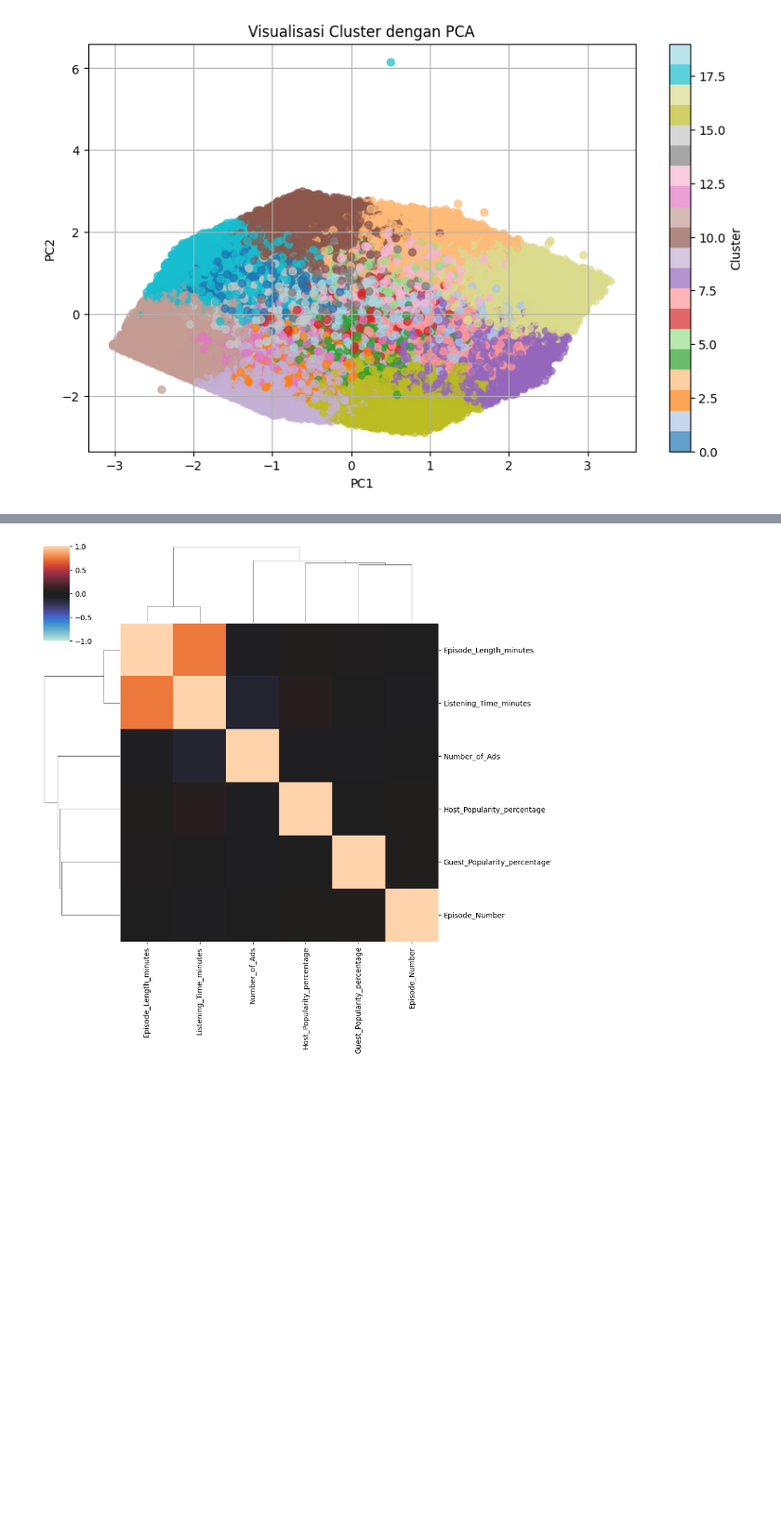
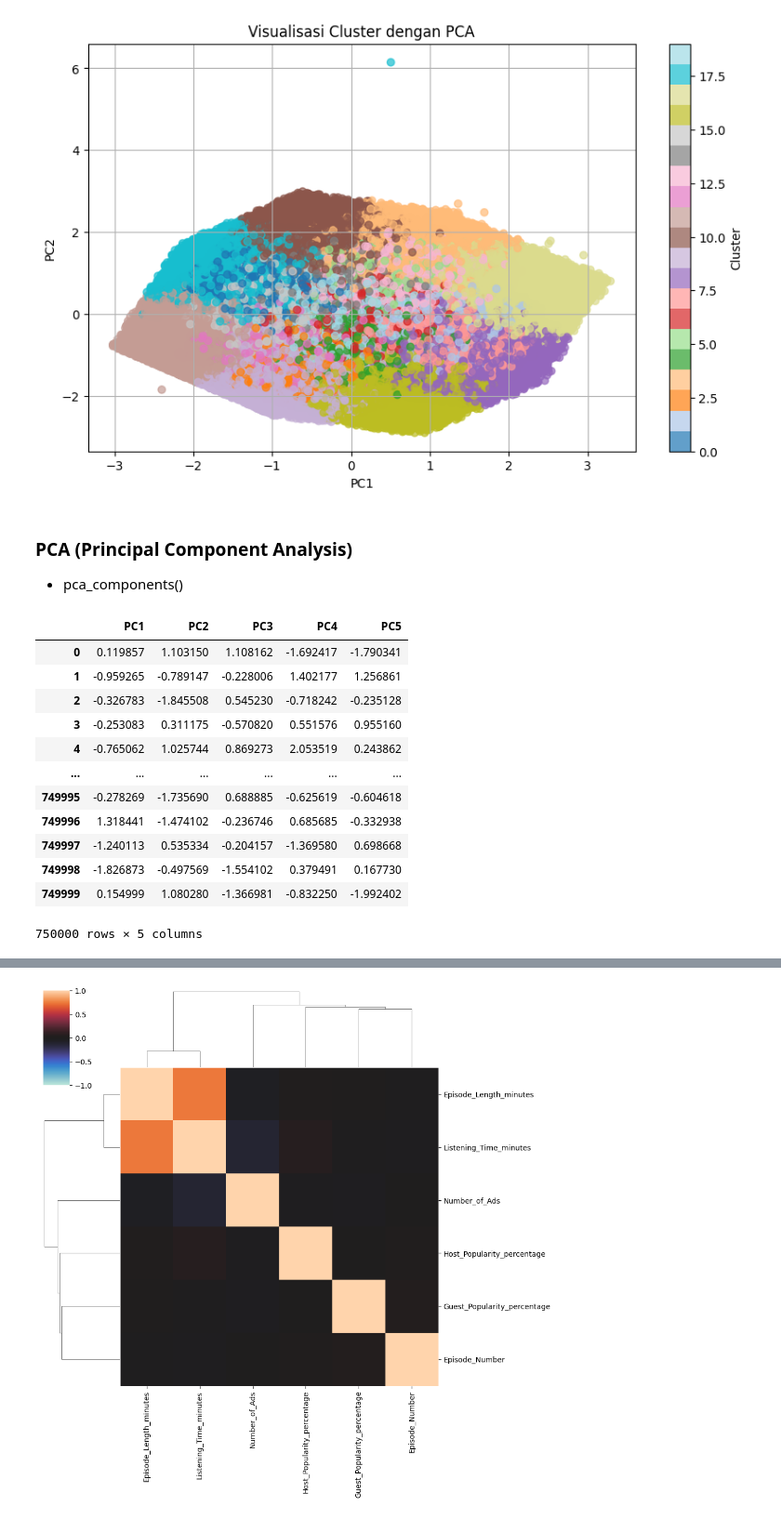
Before and after one commit to AzrilFahmiardi/podcast_listeningtime_compe, a Jupyter notebook: podcast_listeningTime_compe.ipynb, the cells around one changed output, grey strips where cells are left out. Shown: that part at 93% size. Cells and saved outputs as stored; diff of their text form; code cells hidden in the pictures; blank space fills up the shorter version.

```diff
--- a/podcast_listeningTime_compe.ipynb
+++ b/podcast_listeningTime_compe.ipynb
@@ -324,6 +323,10 @@ plt.grid(True)
 plt.show()
 # %% [output]
 [figure]
+# %% [markdown]
+### PCA (Principal Component Analysis)
+
+- pca_components()
 # %%
 #Principal Component Analysis
 
@@ -340,0 +389,17 @@ def pca_components(df, features):
+# %%
+X_pca = pca_components(X, pca_features)
+X_pca
+# %% [output]
+|  | PC1 | PC2 | PC3 | PC4 | PC5 |
+| 0 | 0.119857 | 1.103150 | 1.108162 | -1.692417 | -1.790341 |
+| 1 | -0.959265 | -0.789147 | -0.228006 | 1.402177 | 1.256861 |
+| 2 | -0.326783 | -1.845508 | 0.545230 | -0.718242 | -0.235128 |
+| 3 | -0.253083 | 0.311175 | -0.570820 | 0.551576 | 0.955160 |
+| 4 | -0.765062 | 1.025744 | 0.869273 | 2.053519 | 0.243862 |
+| ... | ... | ... | ... | ... | ... |
+| 749995 | -0.278269 | -1.735690 | 0.688885 | -0.625619 | -0.604618 |
+| 749996 | 1.318441 | -1.474102 | -0.236746 | 0.685685 | -0.332938 |
+| 749997 | -1.240113 | 0.535334 | -0.204157 | -1.369580 | 0.698668 |
+| 749998 | -1.826873 | -0.497569 | -1.554102 | 0.379491 | 0.167730 |
+| 749999 | 0.154999 | 1.080280 | -1.366981 | -0.832250 | -1.992402 |
+750000 rows × 5 columns
```
Also changed, not shown: parts of 11 cells of this notebook.
